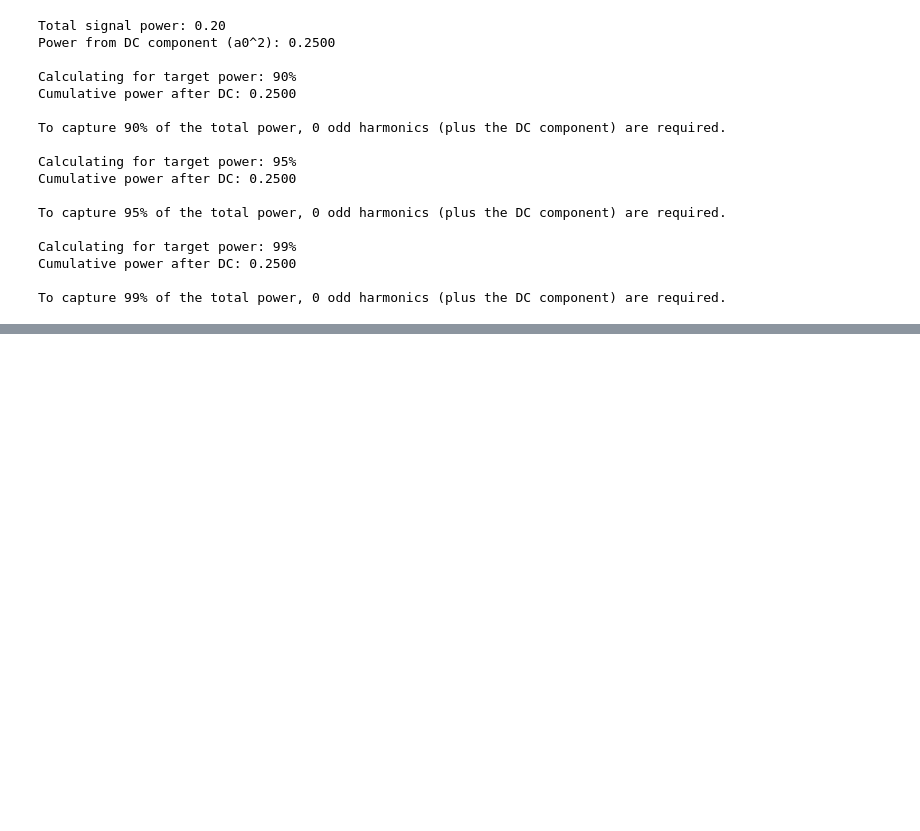
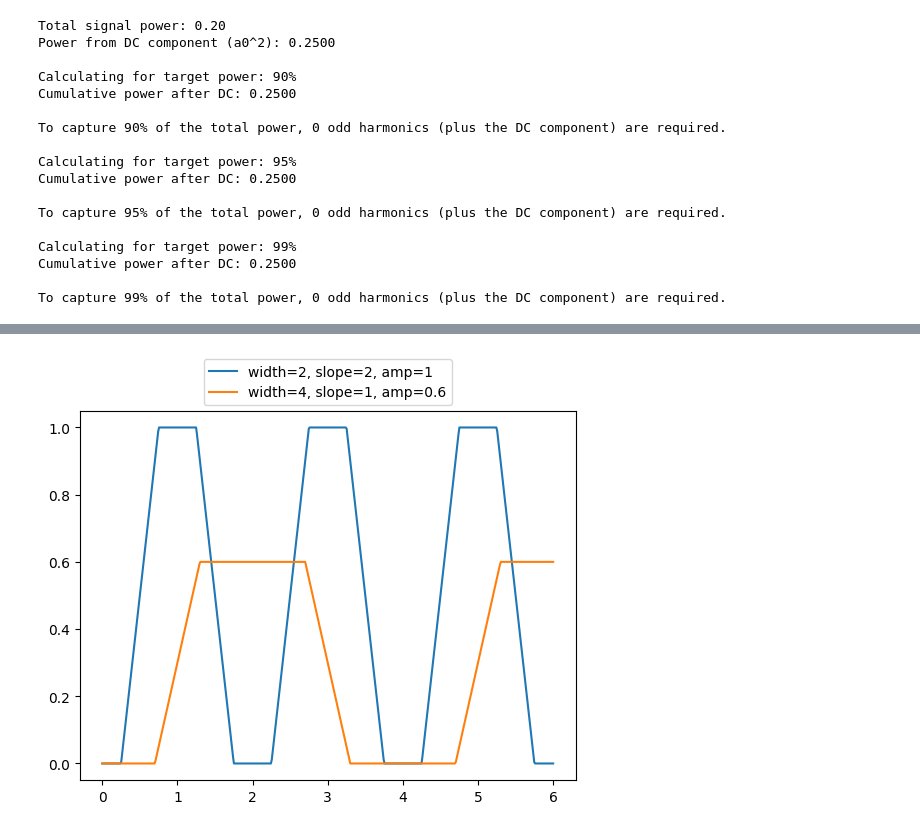
Before and after one commit to Storm00212/SIGNALS-ASSIGNMENT-1, a Jupyter notebook: QUESTION_3.ipynb, the cells around one changed output, grey strips where cells are left out. Drawn from its saved outputs; the diff is of its cells as text; code cells hidden in the pictures; blank space fills up the shorter version.

```diff
--- a/QUESTION_3.ipynb
+++ b/QUESTION_3.ipynb
@@ -266,0 +297,21 @@ To capture 99% of the total power, 0 odd harmonics (plus the DC component) are r
+# %%
+# you can also hard code it
+from scipy import signal
+import matplotlib.pyplot as plt
+import numpy as np
+
+
+def trapzoid_signal(t, width=2., slope=1., amp=1., offs=0):
+    a = slope*width*signal.sawtooth(2*np.pi*t/width, width=0.5)/4. # inamake sawtooth wave
+    a[a>amp/2.] = amp/2. # ka amplitude inapita 1/2 inaicut like the one above
+    a[a<-amp/2.] = -amp/2. # same for -ve sode
+    return a + amp/2. + offs # offs inacontrol position ya wave either juu or chini depending on thee.
+
+t = np.linspace(0, 6, 501)
+plt.plot(t,trapzoid_signal(t, width=2, slope=2, amp=1.), label="width=2, slope=2, amp=1")
+plt.plot(t,trapzoid_signal(t, width=4, slope=1, amp=0.6), label="width=4, slope=1, amp=0.6")
+
+plt.legend( loc=(0.25,1.015))
+plt.show()
+# %% [output]
+[figure, added]
```
Also changed, not shown: parts of 6 cells of this notebook.
